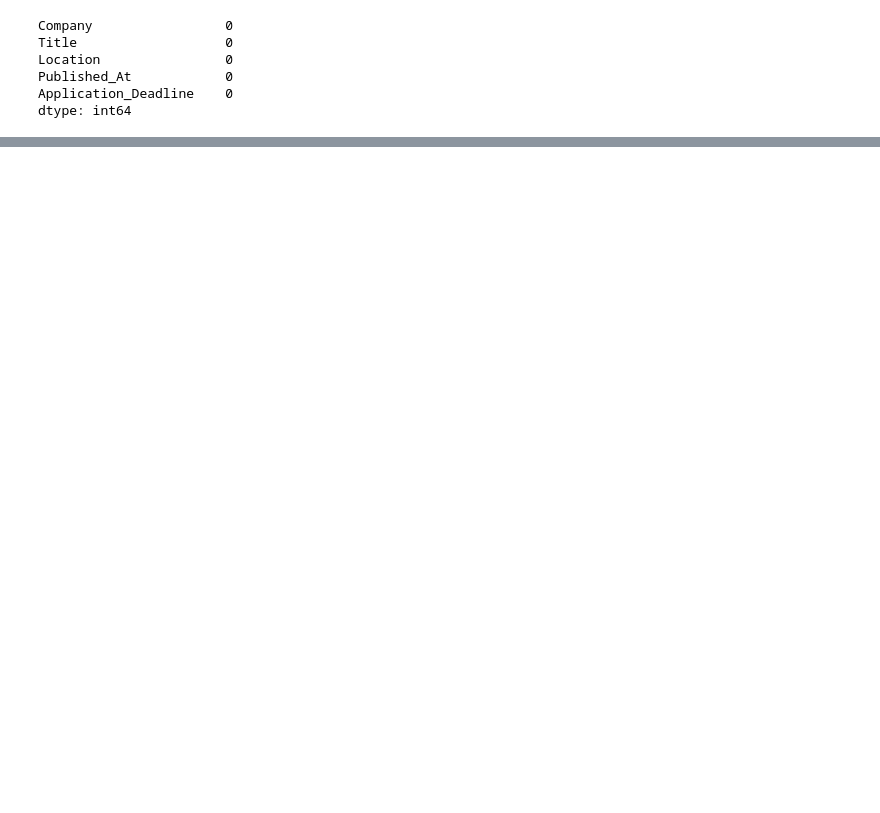
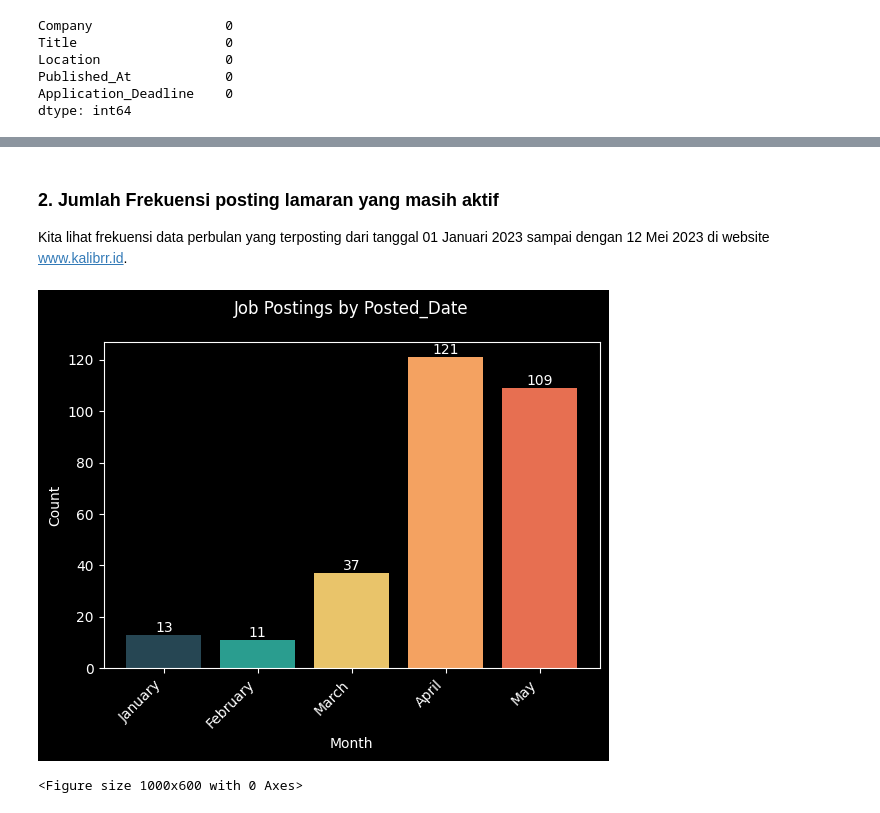
Before and after one commit to rusdipermana/webscrapping-id-kalibrr, a Jupyter notebook: webscrapping-id-kalibrr.ipynb, the cells around one changed output, grey strips where cells are left out. Cells and saved outputs as stored; diff of their text form; code cells hidden in the pictures; blank space fills up the shorter version.

```diff
--- a/webscrapping-id-kalibrr.ipynb
+++ b/webscrapping-id-kalibrr.ipynb
@@ -505,0 +492,18 @@ Dari data diatas menunjukan masih terdapat data yang belum bersih dimana nama ko
+# %%
+month_dict = {
+    'Jan': 'January',
+    'Feb': 'February',
+    'Mar': 'March',
+    'Apr': 'April',
+    'May': 'May',
+    'Jun': 'June',
+    'Jul': 'July',
+    'Aug': 'August',
+    'Sep': 'September',
+    'Oct': 'October',
+    'Nov': 'November',
+    'Dec': 'December'
+}
+df_1['Application_Deadline'] = df_1['Application_Deadline'].apply(lambda x: ' '.join([month_dict[i] if i in month_dict else i for i in x.split()]))
+df_1['Deadline_Date'] = df_1['Application_Deadline'].apply(lambda x: x + ' 2023')
+df_1['Deadline_Date'] = pd.to_datetime(df_1['Deadline_Date'], format='%d %B %Y')
@@ -505,0 +518,3 @@ Dari data diatas menunjukan masih terdapat data yang belum bersih dimana nama ko
+# %%
+df_1['deadline_month'] = df_1['Deadline_Date'].dt.month_name()
+df_1['deadline_month'].value_counts().sort_index(level=['deadline_month'], ascending=True)
@@ -505,0 +592,30 @@ Dari data diatas menunjukan masih terdapat data yang belum bersih dimana nama ko
+# %% [markdown]
+### 2. Jumlah Frekuensi posting lamaran yang masih aktif
+
+Kita lihat frekuensi data perbulan yang terposting dari tanggal 01 Januari 2023 sampai dengan 12 Mei 2023 di website www.kalibrr.id.
+# %%
+post_month = df_1['publish_month'].value_counts().sort_index()
+post_month = post_month.sort_values(key=lambda x: [list(calendar.month_name).index(i) for i in x.index])
+# menyesuaikan margin pada sumbu x
+plt.subplots_adjust(bottom=0.2)
+# menambahkan jarak pada label sumbu x
+plt.xticks(rotation=45, ha='right')
+# membuat diagram batang
+colors = ['#264653', '#2a9d8f', '#e9c46a', '#f4a261', '#e76f51']
+plt.bar(post_month.index, post_month.values, color=colors)
+# menambahkan angka hasil data ke diagram
+for x, y in zip(post_month.index, post_month.values):
+    plt.text(x, y, str(y), ha='center', va='bottom')
+# menambahkan label sumbu x dan y
+plt.xlabel('Month')
+plt.ylabel('Count')
+# menambahkan judul diagram
+plt.title('Job Postings by Posted_Date', pad=20)
+#Merubah Backrground
+plt.style.use('dark_background')
+plt.figure(facecolor='grey',figsize=(10, 6))
+# menampilkan diaagram
+plt.show()
+# %% [output]
+[figure, added]
+<Figure size 1000x600 with 0 Axes>
```
Also changed, not shown: parts of 85 cells of this notebook, 7 other files.
